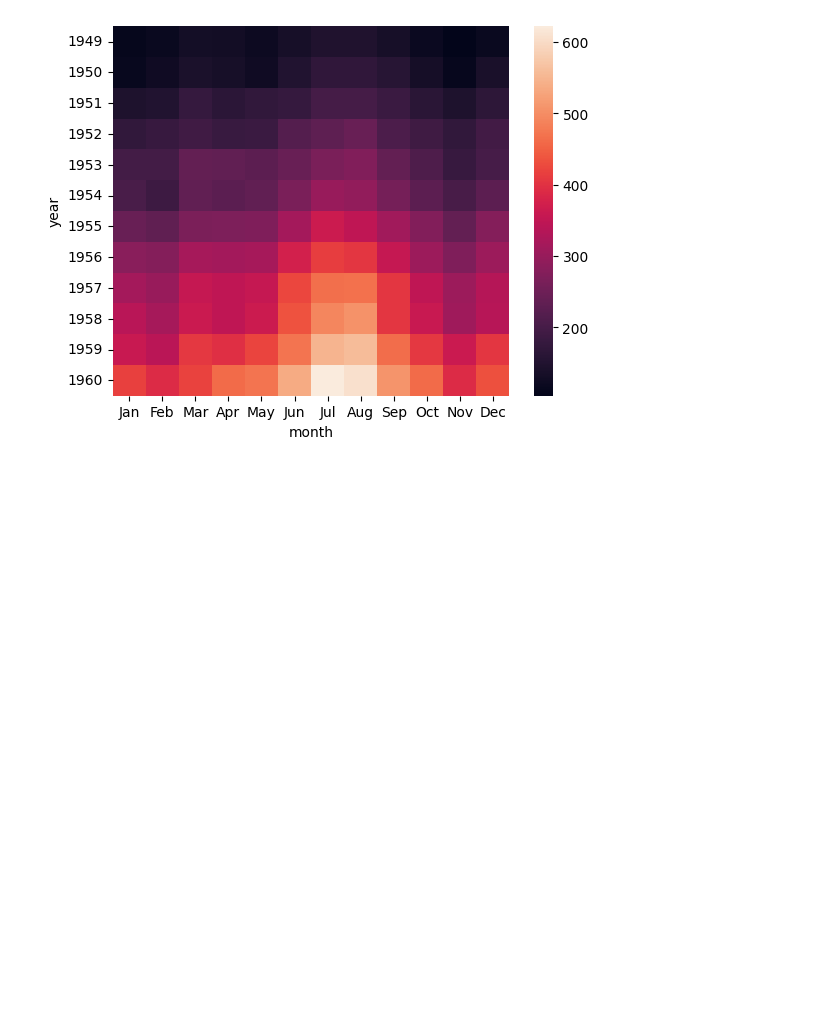
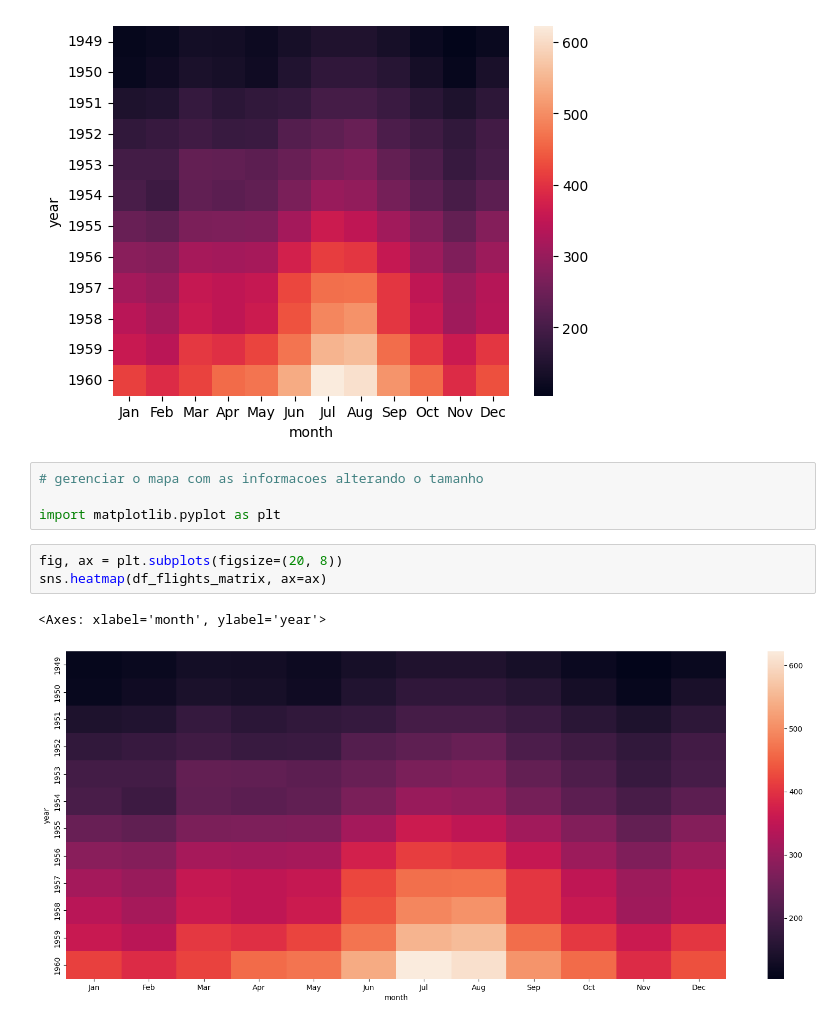
Before and after one commit to ludiemert/Advanced_Data_Visualization_Seaborn, a Jupyter notebook: 4_Advanced_Data_Visualization_Seaborn/Seaborn.ipynb, the cells around one changed output. Drawn from its saved outputs; the diff is of its cells as text; blank space fills up the shorter version.

Commit message:
add new method figsize

```diff
--- a/4_Advanced_Data_Visualization_Seaborn/Seaborn.ipynb
+++ b/4_Advanced_Data_Visualization_Seaborn/Seaborn.ipynb
@@ -379,3 +379,13 @@ sns.heatmap(df_flights_matrix)
 # %% [output]
 <Axes: xlabel='month', ylabel='year'>
 [figure]
+# %%
+# gerenciar o mapa com as informacoes alterando o tamanho
+
+import matplotlib.pyplot as plt
+# %%
+fig, ax = plt.subplots(figsize=(20, 8))
+sns.heatmap(df_flights_matrix, ax=ax)
+# %% [output]
+<Axes: xlabel='month', ylabel='year'>
+[figure, added]
```
